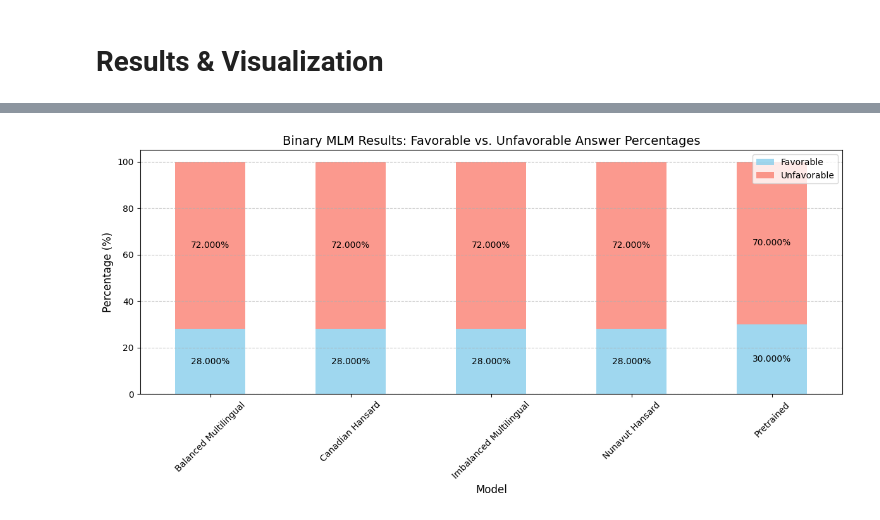
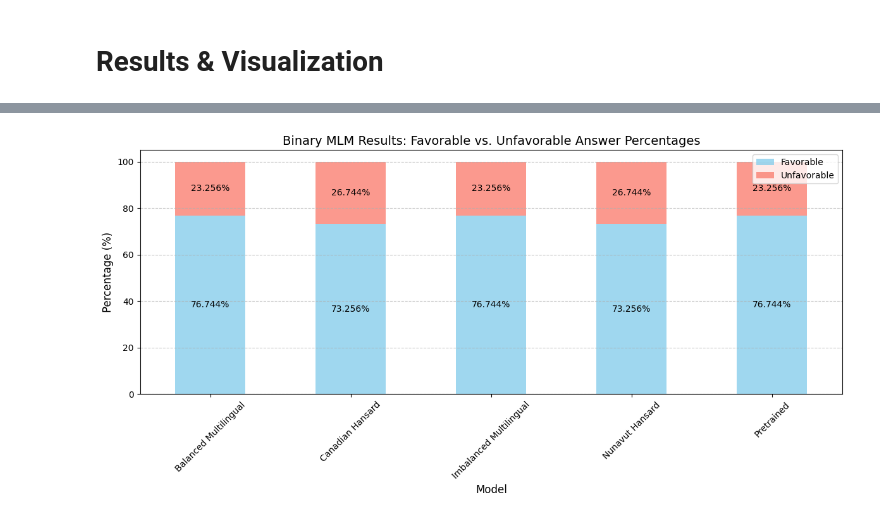
Before and after one commit to asaad02/Analyzing-Bias-Transfer-in-Multilingual-Transformer-Models, a Jupyter notebook: Files/benchmarking_comp550_final_models.ipynb, the cells around one changed output, grey strips where cells are left out. Saved outputs shown, nothing was run; the diff lists cells and outputs as text; code cells hidden in the pictures.

```diff
--- a/Files/benchmarking_comp550_final_models.ipynb
+++ b/Files/benchmarking_comp550_final_models.ipynb
@@ -293,7 +394,7 @@ import pandas as pd
 import matplotlib.pyplot as plt
 
 # Load binary MLM results
-binary_results = pd.read_csv("/content/drive/MyDrive/COMP550/final_project/results/binary_mlm_results.csv")
+binary_results = pd.read_csv("/content/drive/MyDrive/COMP550/final_project/results/binary_mlm_results_with_probs_and_themes_validated.csv")
 
 # Determine the selected answer (favorable or unfavorable) for each prompt
 binary_results["Selected Answer"] = binary_results.apply(
@@ -316,31 +417,31 @@ def plot_favorable_unfavorable_percentages(answer_percentages):
         kind="bar",
         stacked=True,
         figsize=(12, 6),
         alpha=0.8,
         color=["skyblue", "salmon"],
         ax=ax
     )
 
     # Add percentage labels to the bars
     for model_idx, row in enumerate(answer_percentages.iterrows()):
         model, percentages = row
         favorable_percentage = percentages["Favorable"]
         unfavorable_percentage = percentages["Unfavorable"]
 
         # Display percentages without rounding
         ax.text(model_idx, favorable_percentage / 2, f"{favorable_percentage:.3f}%", ha="center", va="center", color="black", fontsize=10)
         ax.text(model_idx, favorable_percentage + unfavorable_percentage / 2, f"{unfavorable_percentage:.3f}%", ha="center", va="center", color="black", fontsize=10)
 
     # Formatting the plot
     plt.title("Binary MLM Results: Favorable vs. Unfavorable Answer Percentages", fontsize=14)
     plt.ylabel("Percentage (%)", fontsize=12)
     plt.xlabel("Model", fontsize=12)
     plt.xticks(rotation=45)
     plt.legend(["Favorable", "Unfavorable"], fontsize=10, loc="upper right")
     plt.grid(axis="y", linestyle="--", alpha=0.7)
     plt.tight_layout()
     plt.show()
 
 plot_favorable_unfavorable_percentages(answer_percentages)
 # %% [output]
-[figure, old version]
+[figure, new version]
```
Also changed, not shown: parts of 14 cells of this notebook.
